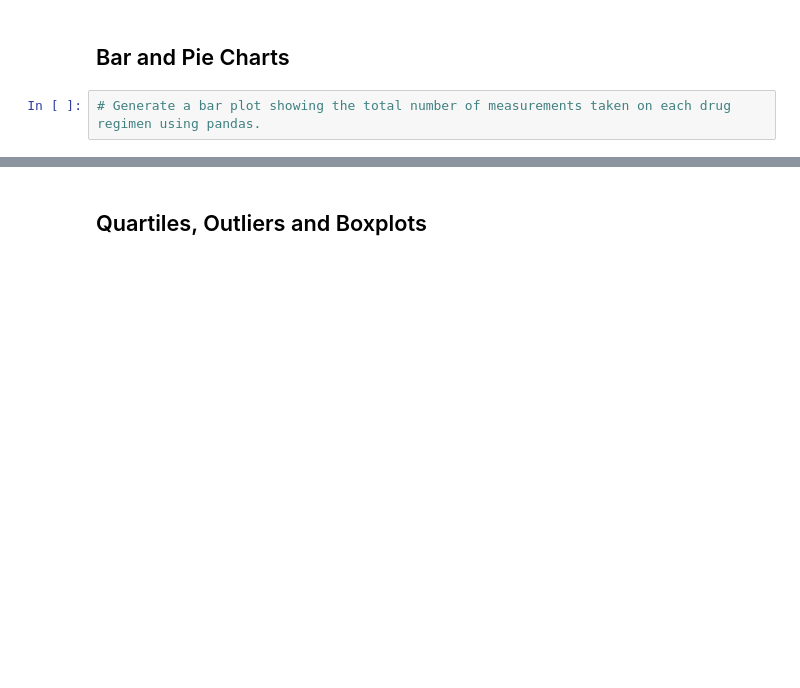
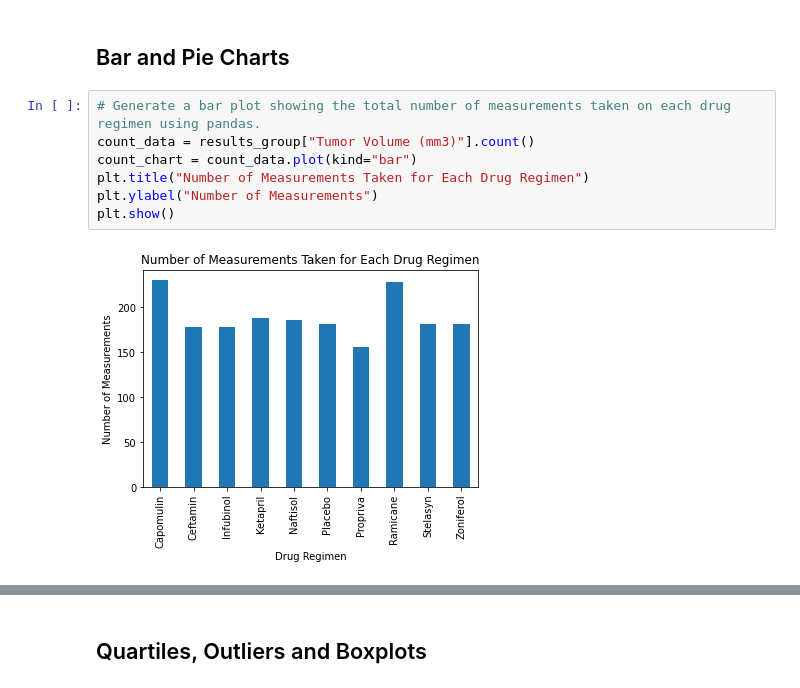
Before and after one commit to mpetersen49/matplotlib-challenge, a Jupyter notebook: pymaceuticals_starter.ipynb, the cells around one changed output, grey strips where cells are left out. Saved outputs shown, nothing was run; the diff lists cells and outputs as text; blank space fills up the shorter version.

Commit message:
Inserted bar charts and pie charts

```diff
--- a/pymaceuticals_starter.ipynb
+++ b/pymaceuticals_starter.ipynb
@@ -151,5 +171,12 @@ data_summary
 ## Bar and Pie Charts
 # %%
 # Generate a bar plot showing the total number of measurements taken on each drug regimen using pandas.
+count_data = results_group["Tumor Volume (mm3)"].count()
+count_chart = count_data.plot(kind="bar")
+plt.title("Number of Measurements Taken for Each Drug Regimen")
+plt.ylabel("Number of Measurements")
+plt.show()
+# %% [output]
+[figure, added]
 # %%
 # Generate a bar plot showing the total number of measurements taken on each drug regimen using pyplot.
```
Also changed, not shown: parts of 9 cells of this notebook.
